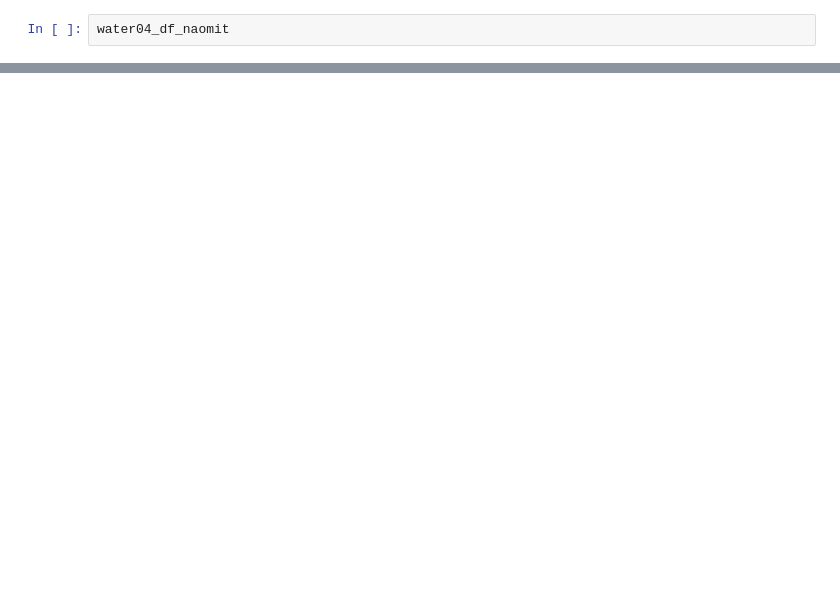
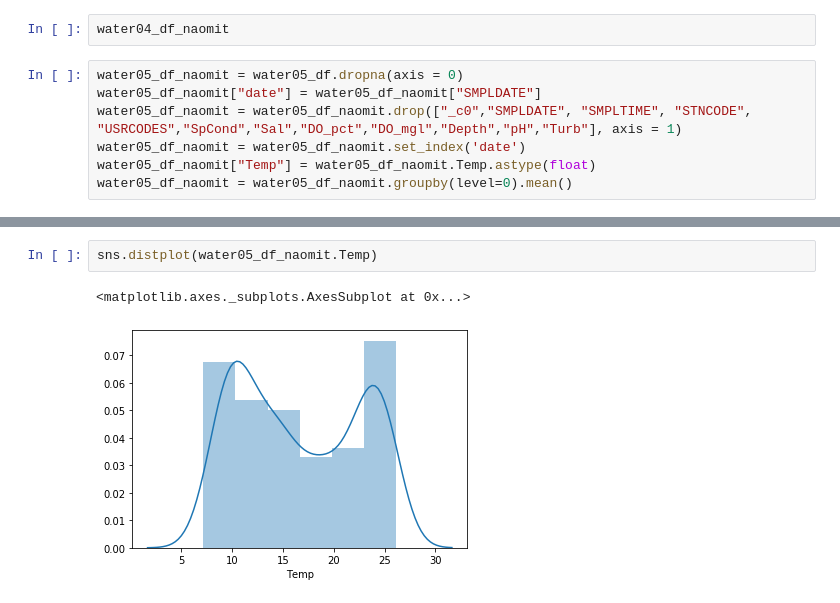
Before and after one commit to brendanwliu/pstat135_final, a Jupyter notebook: visualizations.ipynb, the cells around one changed output, grey strips where cells are left out. Drawn from its saved outputs; the diff is of its cells as text; blank space fills up the shorter version.

```diff
--- a/visualizations.ipynb
+++ b/visualizations.ipynb
@@ -193,2 +173,9 @@ DataError: No numeric types to aggregate
 # %%
 water04_df_naomit
+# %%
+water05_df_naomit = water05_df.dropna(axis = 0)
+water05_df_naomit["date"] = water05_df_naomit["SMPLDATE"]
+water05_df_naomit = water05_df_naomit.drop(["_c0","SMPLDATE", "SMPLTIME", "STNCODE", "USRCODES","SpCond","Sal","DO_pct","DO_mgl","Depth","pH","Turb"], axis = 1)
+water05_df_naomit = water05_df_naomit.set_index('date')
+water05_df_naomit["Temp"] = water05_df_naomit.Temp.astype(float)
+water05_df_naomit = water05_df_naomit.groupby(level=0).mean()
@@ -194,0 +225,5 @@ water04_df_naomit
+# %%
+sns.distplot(water05_df_naomit.Temp)
+# %% [output]
+<matplotlib.axes._subplots.AxesSubplot at 0x...>
+[figure, added]
```
Also changed, not shown: parts of 14 cells of this notebook, 9 other files.
